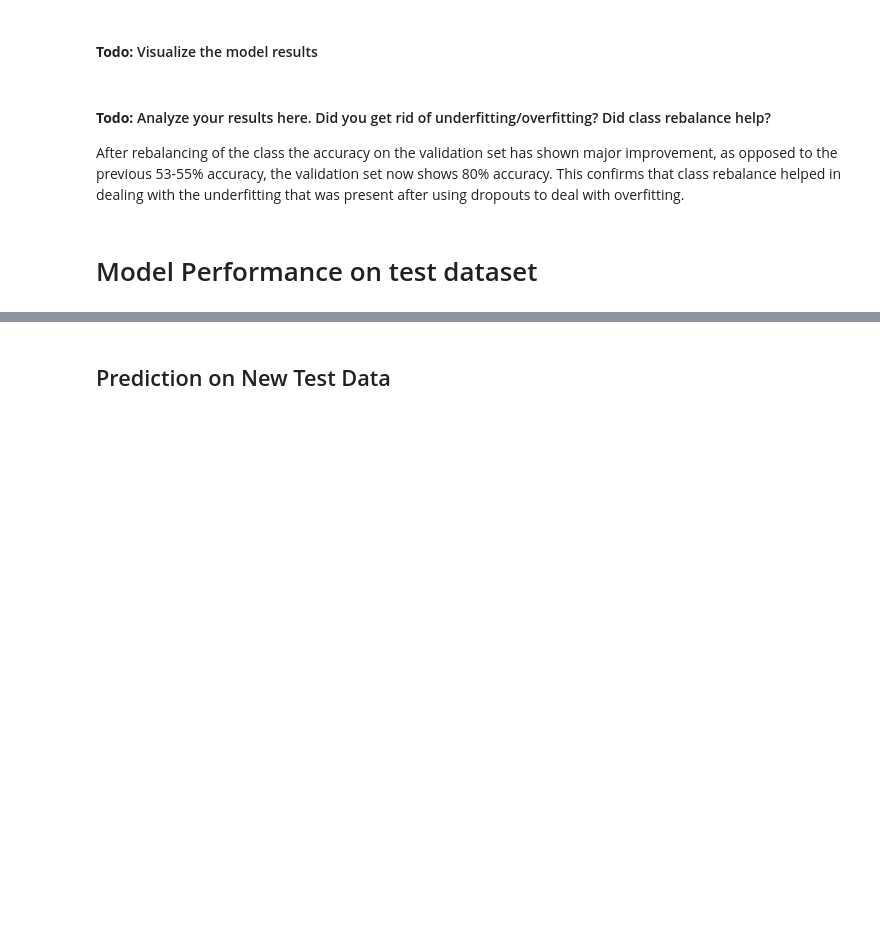
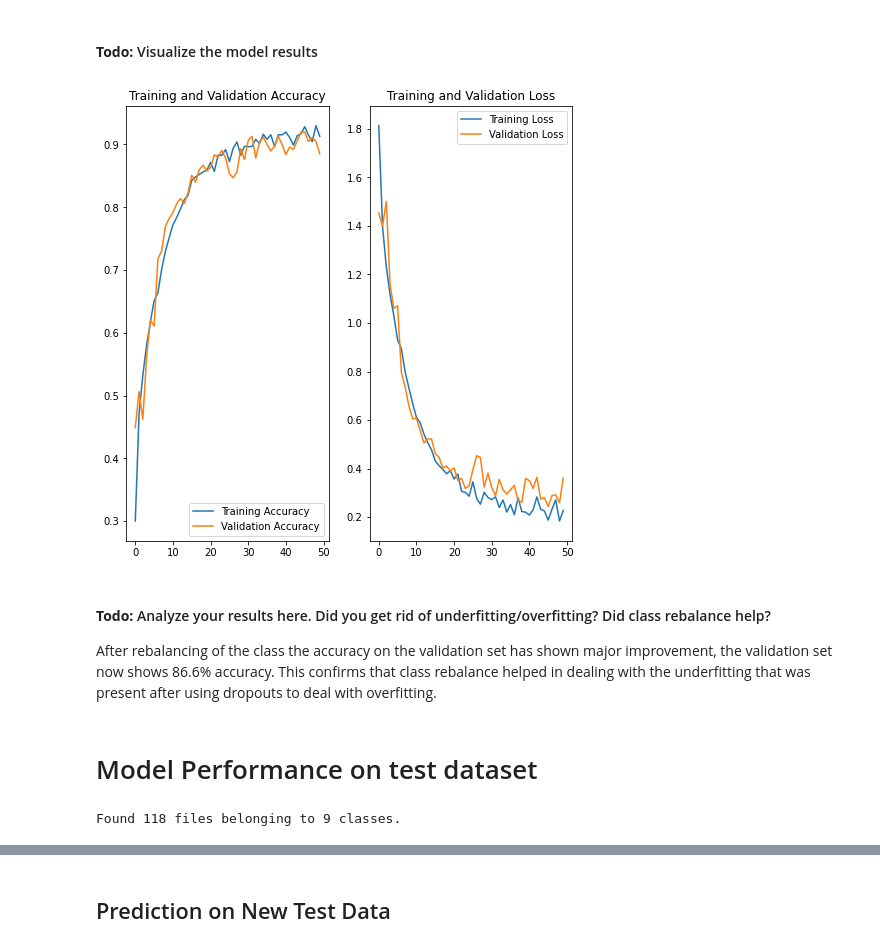
Before and after one commit to ashu0008/AIandML, a Jupyter notebook: Melanoma-Detection/Melanoma-Detection.ipynb, the cells around one changed output, grey strips where cells are left out. Cells and saved outputs as stored; diff of their text form; code cells hidden in the pictures; blank space fills up the shorter version.

```diff
--- a/Melanoma-Detection/Melanoma-Detection.ipynb
+++ b/Melanoma-Detection/Melanoma-Detection.ipynb
@@ -528,7 +520,7 @@ img_width = 180
 # %% [markdown]
 #### **Todo:** Create a training dataset
 # %%
-data_dir_train="/content/gdrive/My Drive/Colab Notebooks/Skin cancer ISIC The International Skin Imaging Collaboration/Train/"
+data_dir_train="/content/gdrive/My Drive/Colab Notebooks/data/Train/"
 train_ds = tf.keras.preprocessing.image_dataset_from_directory(
   data_dir_train,
   seed=123,
@@ -578,8 +586,6 @@ model = Sequential([
 #### **Todo:** Compile your model (Choose optimizer and loss function appropriately)
 # %%
 ## your code goes here
-model.compile(optimizer='adam',
-             loss=tf.keras.losses.SparseCategoricalCrossentropy(from_logits=True),
-             metrics=['accuracy'])
-
-model.summary()
+model3.compile(optimizer='adam',
+              loss='categorical_crossentropy',
+              metrics=['accuracy'])
@@ -606,7 +594,7 @@ _________________________________________________________________
 # %%
 epochs = 50
 ## Your code goes here, use 50 epochs.
-history = model.fit(
+history3 = model3.fit(
     train_ds,
     validation_data=val_ds,
     epochs=epochs
@@ -632,30 +620,32 @@ Epoch 39/50
 # %% [markdown]
 #### **Todo:**  Visualize the model results
 # %%
-acc = history.history['accuracy']
-val_acc = history.history['val_accuracy']
+acc = history3.history['accuracy']
+val_acc = history3.history['val_accuracy']
 
-loss = history.history['loss']
-val_loss = history.history['val_loss']
+loss = history3.history['loss']
+val_loss = history3.history['val_loss']
 
 epochs_range = range(epochs)
 
 plt.figure(figsize=(8, 8))
 plt.subplot(1, 2, 1)
 plt.plot(epochs_range, acc, label='Training Accuracy')
 plt.plot(epochs_range, val_acc, label='Validation Accuracy')
 plt.legend(loc='lower right')
 plt.title('Training and Validation Accuracy')
 
 plt.subplot(1, 2, 2)
 plt.plot(epochs_range, loss, label='Training Loss')
 plt.plot(epochs_range, val_loss, label='Validation Loss')
 plt.legend(loc='upper right')
 plt.title('Training and Validation Loss')
 plt.show()
+# %% [output]
+[figure, added]
 # %% [markdown]
 #### **Todo:**  Analyze your results here. Did you get rid of underfitting/overfitting? Did class rebalance help?
-After rebalancing of the class the accuracy on the validation set has shown major improvement, as opposed to the previous 53-55% accuracy, the validation set now shows 80% accuracy. This confirms that class rebalance helped in dealing with the underfitting that was present after using dropouts to deal with overfitting.
+After rebalancing of the class the accuracy on the validation set has shown major improvement, the validation set now shows 86.6% accuracy. This confirms that class rebalance helped in dealing with the underfitting that was present after using dropouts to deal with overfitting.
 # %% [markdown]
 # Model Performance on test dataset
 # %%
@@ -663,5 +653,8 @@ test_ds = tf.keras.preprocessing.image_dataset_from_directory(
     data_dir_test,
     seed = 123,
     image_size = (img_height,img_width),
-    batch_size = batch_size
+    batch_size = batch_size,
+    color_mode='rgb'
 )
+# %% [output]
+Found 118 files belonging to 9 classes.
```
Also changed, not shown: parts of 33 cells of this notebook.
